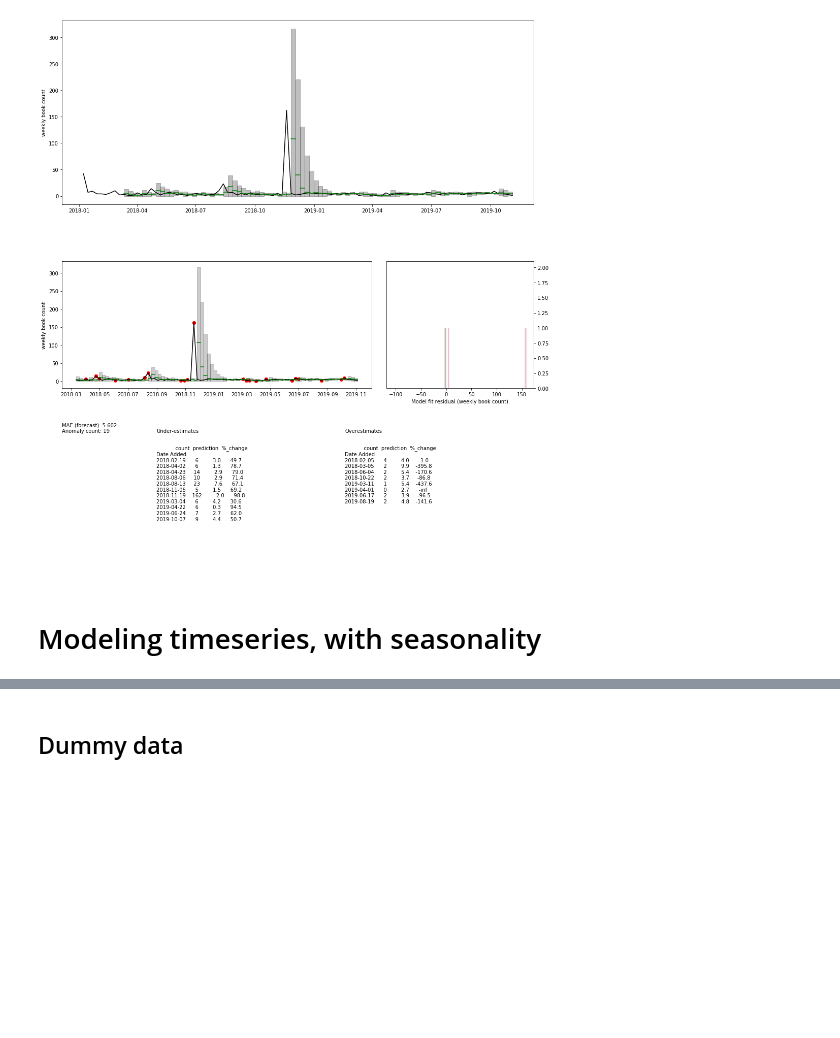
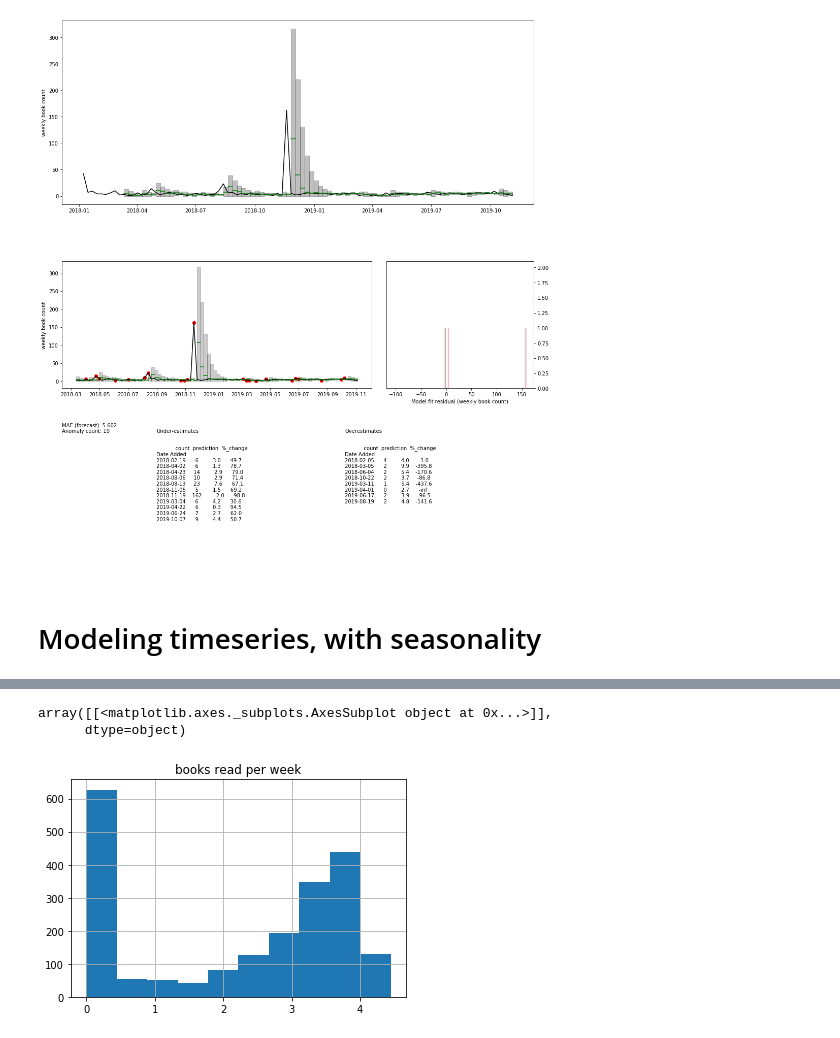
Before and after one commit to craig0a/utilities, a Jupyter notebook: Plotting_demos.ipynb, the cells around one changed output, grey strips where cells are left out. Drawn from its saved outputs; the diff is of its cells as text; code cells hidden in the pictures; blank space fills up the shorter version.

```diff
--- a/Plotting_demos.ipynb
+++ b/Plotting_demos.ipynb
@@ -885,0 +761,7 @@ No more complete training data sets.
+# %%
+# Check that weekly count of books read makes sense
+timeseries.groupby(pd.Grouper(key='timestamp', freq='W-MON')).sum().rename(columns = {'fraction of book read':'books read per week'}).hist()
+# %% [output]
+array([[<matplotlib.axes._subplots.AxesSubplot object at 0x...>]],
+      dtype=object)
+[figure, added]
@@ -886,5 +772,3 @@ No more complete training data sets.
 # %%
 from pmdarima import auto_arima
 from tbats import TBATS
-# %% [markdown]
-## Dummy data
```
Also changed, not shown: parts of 22 cells of this notebook.
